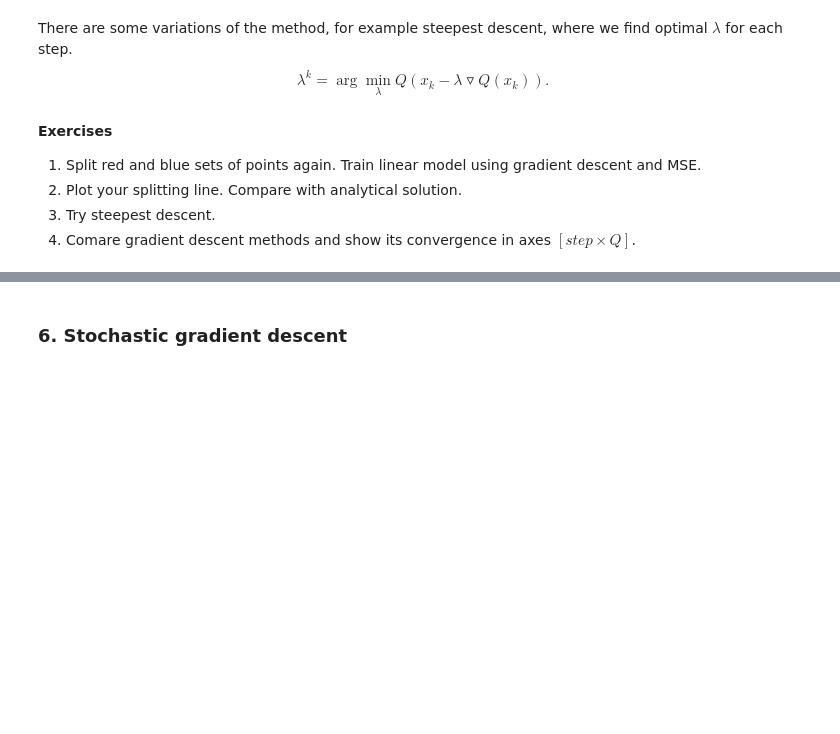
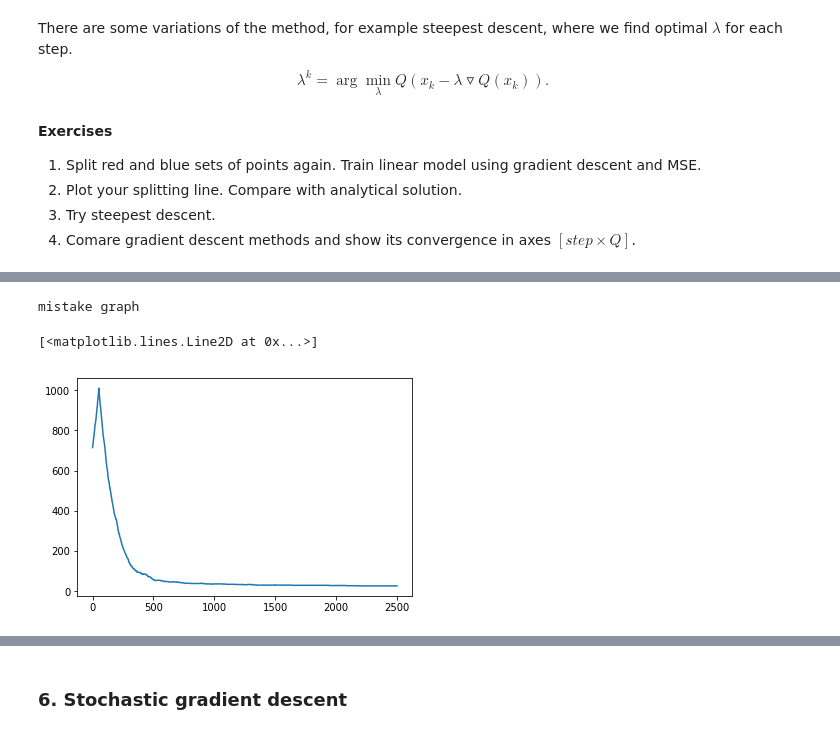
Before and after one commit to ZeDRoman/Sonia, a Jupyter notebook: lab-1.ipynb, the cells around one changed output, grey strips where cells are left out. Cells and saved outputs as stored; diff of their text form; code cells hidden in the pictures; blank space fills up the shorter version.

```diff
--- a/lab-1.ipynb
+++ b/lab-1.ipynb
@@ -512,3 +533,10 @@ normal_gradient = np.array([w[0], w[1]])
+# %%
+print('mistake graph')
+plt.plot(step, step_mis)
+# %% [output]
+mistake graph
+[<matplotlib.lines.Line2D at 0x...>]
+[figure, added]
 # %%
 w = np.zeros((3, 1))
 w = np.dot(np.linalg.inv(np.dot(x.T, x)), np.dot(x.T, y))
```
Also changed, not shown: parts of 3 cells of this notebook.
